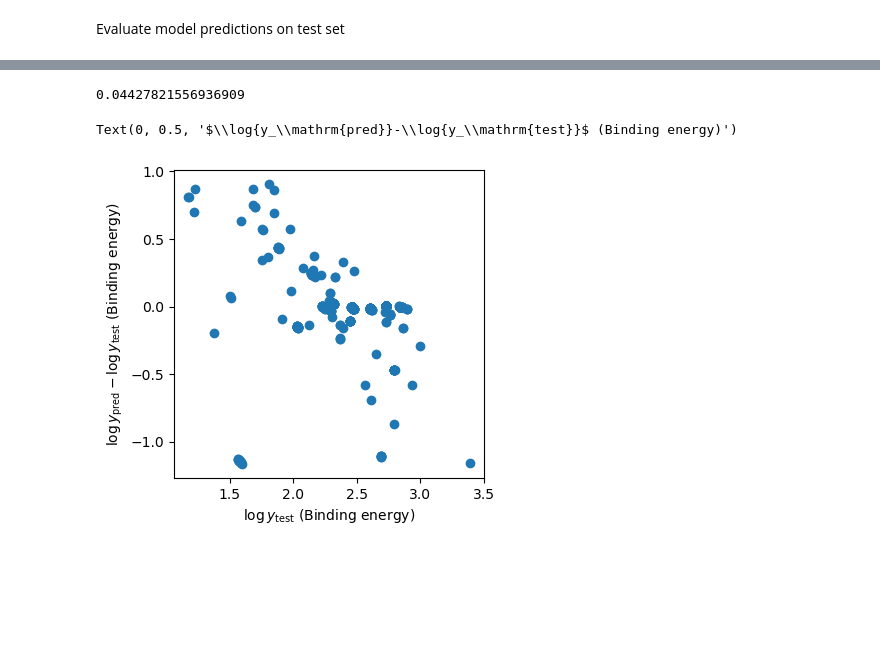
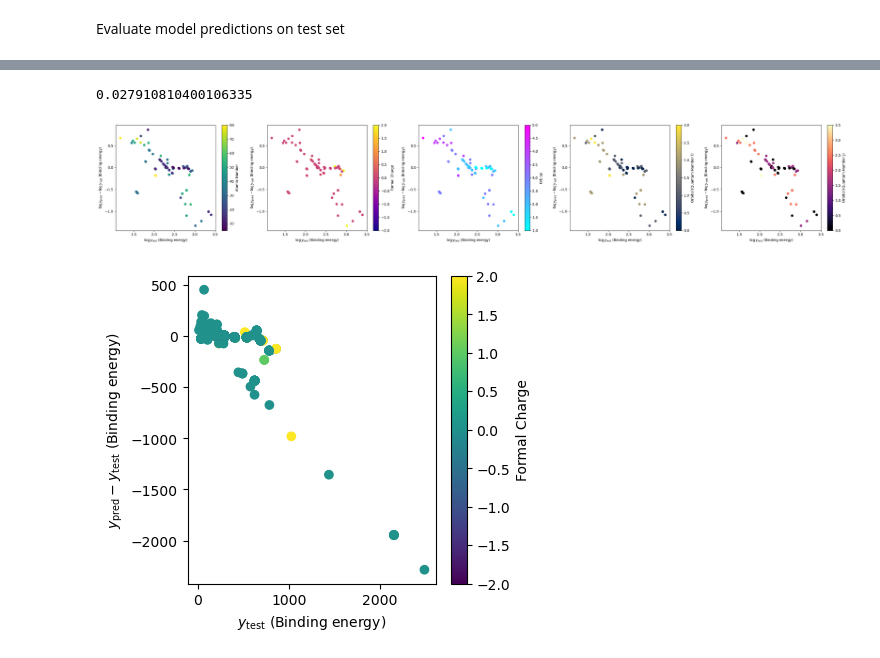
Before and after one commit to suyashk12/GNN_binding_energies, a Jupyter notebook: simple_model/shrihan_toy_model/normalize_embed.ipynb, the cells around one changed output, grey strips where cells are left out. Cells and saved outputs as stored; diff of their text form; code cells hidden in the pictures; blank space fills up the shorter version.

```diff
--- a/simple_model/shrihan_toy_model/normalize_embed.ipynb
+++ b/simple_model/shrihan_toy_model/normalize_embed.ipynb
@@ -239,7 +242,7 @@ def convert_features_to_raw(features):
     orbital = features[1:4]
     charge = features[4]
 
-    atom = list(atom_dict.keys())[list(atom_dict.values()).index(int(atom))]
+    atom = atom_number_dict[np.round(atom, 0)]
 
     for key, value in orb_dict.items():
         if np.array_equal(orbital, value):
@@ -339,7 +342,7 @@ scheduler = torch.optim.lr_scheduler.ReduceLROnPlateau(
 # %%
 # Split training data into train and validation
 X_train_actual, X_val, y_train_actual, y_val = train_test_split(
-    X_train, y_train, test_size=0.2, random_state=42
+    X_train, y_train, test_size=0.001, random_state=42
 )
 # %%
 # Create datasets and dataloaders
@@ -414,0 +407,4 @@ X_test = data_test[:,:-1]
+# %%
+X_orig = scaler.inverse_transform(X_test[:, :5]) # atomic number, orbital, charge
+# %%
+X_raw = np.array([convert_features_to_raw(X_orig[i]) for i in range(X_orig.shape[0])])
@@ -443,13 +456,57 @@ y_test = data_test[:, -1].reshape(-1, 1)
 # %%
 np.mean((y_test-y_pred_test)**2)
 # %% [output]
-0.04427821556936909
+0.027910810400106335
+# %%
+fig, axes = plt.subplots(1, 5, figsize=(30, 5))
+
+# Subplot 1: Color by atomic number
+sc1 = axes[0].scatter(y_test, y_pred_test - y_test, c=atom_no, cmap='viridis')
+axes[0].set_xlabel(r'$\log{y_\mathrm{test}}$ (Binding energy)')
+axes[0].set_ylabel(r'$\log{y_\mathrm{pred}}-\log{y_\mathrm{test}}$ (Binding energy)')
+cbar1 = plt.colorbar(sc1, ax=axes[0])
+cbar1.set_label('Atomic Number')
+
+# Subplot 2: Color by formal charge
+sc2 = axes[1].scatter(y_test, y_pred_test - y_test, c=charge, cmap='plasma')
+axes[1].set_xlabel(r'$\log{y_\mathrm{test}}$ (Binding energy)')
+axes[1].set_ylabel(r'$\log{y_\mathrm{pred}}-\log{y_\mathrm{test}}$ (Binding energy)')
+cbar2 = plt.colorbar(sc2, ax=axes[1])
+cbar2.set_label('Formal Charge')
+
+# Subplot 3: Color by orbital
+sc3 = axes[2].scatter(y_test, y_pred_test - y_test, c=orbital[:, 0], cmap='cool')
+axes[2].set_xlabel(r'$\log{y_\mathrm{test}}$ (Binding energy)')
+axes[2].set_ylabel(r'$\log{y_\mathrm{pred}}-\log{y_\mathrm{test}}$ (Binding energy)')
+cbar3 = plt.colorbar(sc3, ax=axes[2])
+cbar3.set_label('Orbital')
+
+# Subplot 4: Color by orbital[:, 1]
+sc4 = axes[3].scatter(y_test, y_pred_test - y_test, c=orbital[:, 1], cmap='cividis')
+axes[3].set_xlabel(r'$\log{y_\mathrm{test}}$ (Binding energy)')
+axes[3].set_ylabel(r'$\log{y_\mathrm{pred}}-\log{y_\mathrm{test}}$ (Binding energy)')
+cbar4 = plt.colorbar(sc4, ax=axes[3])
+cbar4.set_label('Orbital (Quantum Number l)')
+
+# Subplot 5: Color by orbital[:, 2]
+sc5 = axes[4].scatter(y_test, y_pred_test - y_test, c=orbital[:, 2], cmap='magma')
+axes[4].set_xlabel(r'$\log{y_\mathrm{test}}$ (Binding energy)')
+axes[4].set_ylabel(r'$\log{y_\mathrm{pred}}-\log{y_\mathrm{test}}$ (Binding energy)')
+cbar5 = plt.colorbar(sc5, ax=axes[4])
+cbar5.set_label('Orbital (Quantum Number j)')
+
+
+plt.tight_layout()
+plt.show()
+# %% [output]
+[figure, added]
 # %%
 fig, ax = plt.subplots(1, figsize=(4,4))
 
-ax.scatter(y_test, y_pred_test-y_test)
-ax.set_xlabel(r'$\log{y_\mathrm{test}}$ (Binding energy)')
-ax.set_ylabel(r'$\log{y_\mathrm{pred}}-\log{y_\mathrm{test}}$ (Binding energy)')
+ax.scatter(10 ** y_test, (10 ** y_pred_test) - (10 ** y_test), c = X_raw[:, 2].astype(float))
+ax.set_xlabel(r'$y_\mathrm{test}$ (Binding energy)')
+ax.set_ylabel(r'$y_\mathrm{pred}-y_\mathrm{test}$ (Binding energy)')
+cbar = plt.colorbar(ax.collections[0], ax=ax)
+cbar.set_label('Formal Charge')
 # %% [output]
-Text(0, 0.5, '$\\log{y_\\mathrm{pred}}-\\log{y_\\mathrm{test}}$ (Binding energy)')
-[figure, old version]
+[figure, new version]
```
Also changed, not shown: parts of 8 cells of this notebook, 1 other file.
